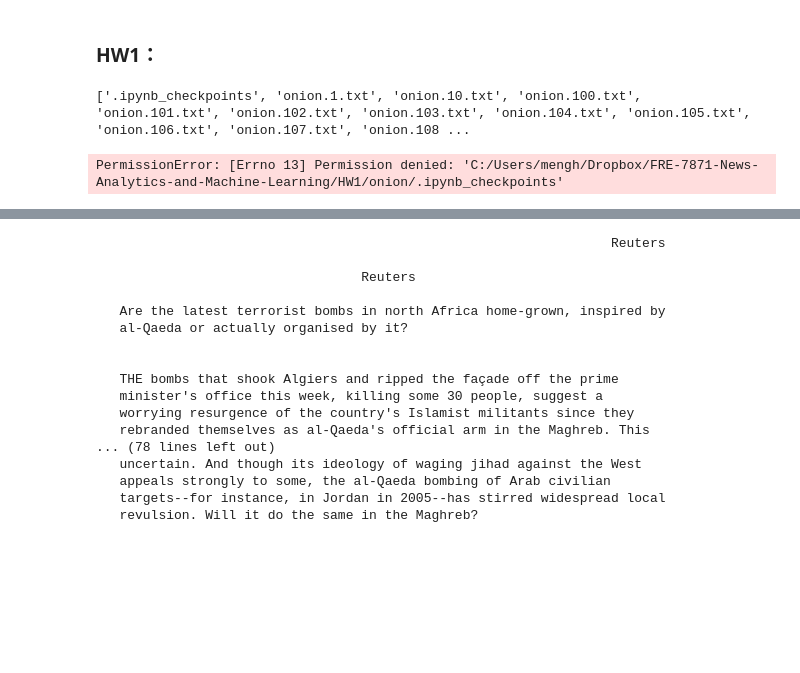
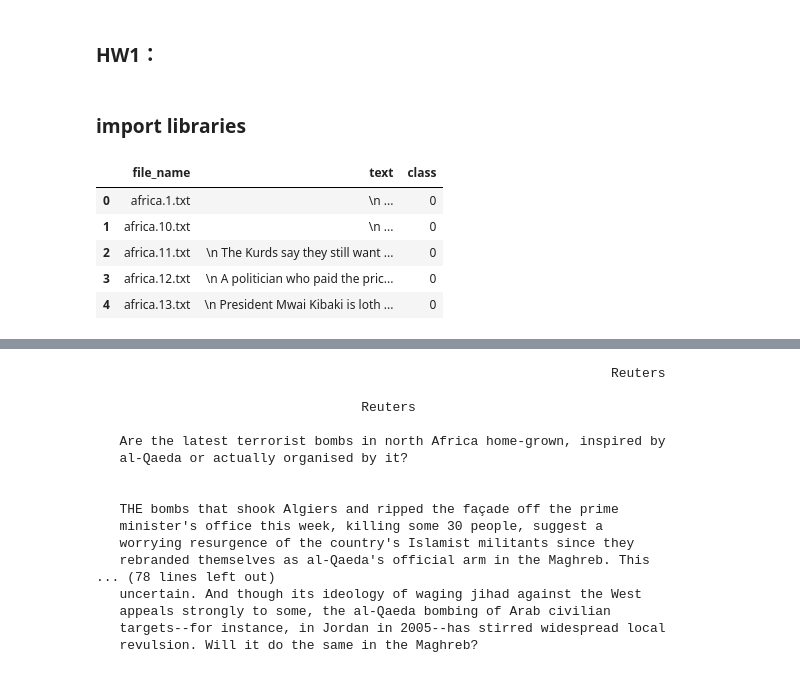
Before and after one commit to bondxue/FRE-7871-News-Analytics-and-Machine-Learning, a Jupyter notebook: HW1/HW1.ipynb, the cells around one changed output, grey strips where cells are left out. Saved outputs shown, nothing was run; the diff lists cells and outputs as text; code cells hidden in the pictures; blank space fills up the shorter version.

```diff
--- a/HW1/HW1.ipynb
+++ b/HW1/HW1.ipynb
@@ -1,2 +1,4 @@
 # %% [markdown]
 ### HW1：
+# %% [markdown]
+### import libraries
@@ -3,20 +9,52 @@
 # %%
-import pandas as pd
-import os
 
-path = 'C:/Users/mengh/Dropbox/FRE-7871-News-Analytics-and-Machine-Learning/HW1/onion/'
-file_names = os.listdir(path)
+econ_path = 'C:/Users/mengh/Dropbox/FRE-7871-News-Analytics-and-Machine-Learning/HW1/economist/'
+onion_path = 'C:/Users/mengh/Dropbox/FRE-7871-News-Analytics-and-Machine-Learning/HW1/onion/'
 
-print(file_names)
-# Create Dictionary for File Name and Text
-file_name_and_text = {}
-for file in file_names:
-    with open(path + file, "r") as target_file:
-         file_name_and_text[file] = target_file.read()
-file_data = (pd.DataFrame.from_dict(file_name_and_text, orient='index')
-             .reset_index().rename(index = str, columns = {'index': 'file_name', 0: 'text'}))
 
-file_data.head()
+def data_preparation(path, class_name):
+
+    # Create Dictionary for File Name and Text
+    file_name_and_text = {}
+
+    if class_name == 'econ':
+        sub_path_names = os.listdir(path)
+
+        for sub_path in sub_path_names:
+            file_names = os.listdir(path+sub_path)
+            for file in file_names:
+                if file.endswith(".txt"):
+                    with open(path + sub_path + '/'+ file, "r") as target_file:
+                         file_name_and_text[file] = target_file.read()
+    else:
+        file_names = os.listdir(path)
+
+        for file in file_names:
+            if file.endswith(".txt"):
+                with open(path + file, "r") as target_file:
+                     file_name_and_text[file] = target_file.read()
+
+    file_data = (pd.DataFrame.from_dict(file_name_and_text, orient='index')
+                 .reset_index().rename(index = str, columns = {'index': 'file_name', 0: 'text'}))
+    file_data['class'] = class_name
+    return file_data
+
+def data_generate_label(econ_df, onion_df):
+    df =  pd.concat([econ_df, onion_df], ignore_index=True)
+    le = LabelEncoder()
+    df['class'] = le.fit_transform(df['class'])
+    df = df.astype({'class': int})
+
+    return df
+
+econ_df = data_preparation(econ_path, 'econ')
+onion_df = data_preparation(onion_path, 'oni')
+dataset = data_generate_label(econ_df, onion_df)
+dataset.head()
 # %% [output]
-['.ipynb_checkpoints', 'onion.1.txt', 'onion.10.txt', 'onion.100.txt', 'onion.101.txt', 'onion.102.txt', 'onion.103.txt', 'onion.104.txt', 'onion.105.txt', 'onion.106.txt', 'onion.107.txt', 'onion.108 ...
-PermissionError: [Errno 13] Permission denied: 'C:/Users/mengh/Dropbox/FRE-7871-News-Analytics-and-Machine-Learning/HW1/onion/.ipynb_checkpoints'
+|  | file_name | text | class |
+| 0 | africa.1.txt | \n ... | 0 |
+| 1 | africa.10.txt | \n ... | 0 |
+| 2 | africa.11.txt | \n The Kurds say they still want ... | 0 |
+| 3 | africa.12.txt | \n A politician who paid the pric... | 0 |
+| 4 | africa.13.txt | \n President Mwai Kibaki is loth ... | 0 |
```
Also changed, not shown: parts of 3 cells of this notebook.
